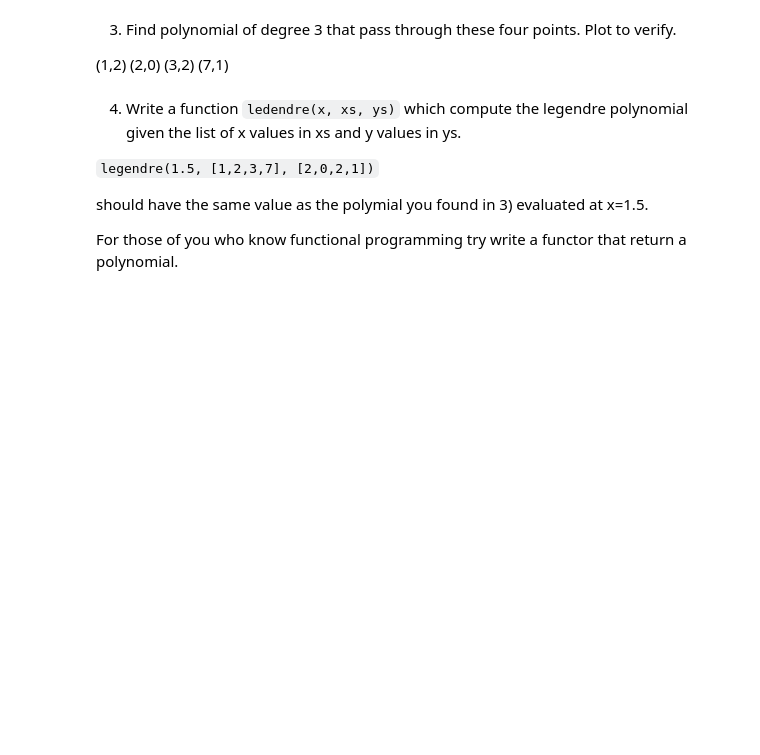
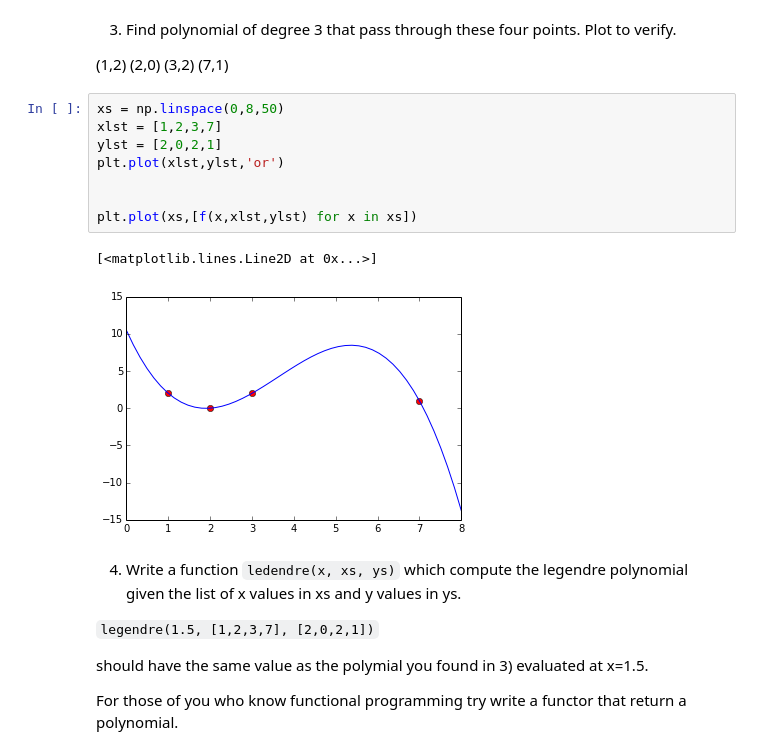
Before and after one commit to chananyu2539/Num_meth, a Jupyter notebook: Week4/04 Interpolation and Integration.ipynb, the cells around one changed output. Drawn from its saved outputs; the diff is of its cells as text; blank space fills up the shorter version.

```diff
--- a/Week4/04 Interpolation and Integration.ipynb
+++ b/Week4/04 Interpolation and Integration.ipynb
@@ -13,6 +41,17 @@ from matplotlib import pyplot as plt
 3) Find polynomial of degree 3 that pass through these four points. Plot to verify.
 
 (1,2) (2,0) (3,2) (7,1)
+# %%
+xs = np.linspace(0,8,50)
+xlst = [1,2,3,7]
+ylst = [2,0,2,1]
+plt.plot(xlst,ylst,'or')
+
+
+plt.plot(xs,[f(x,xlst,ylst) for x in xs])
+# %% [output]
+[<matplotlib.lines.Line2D at 0x...>]
+[figure, added]
 # %% [markdown]
 4) Write a function `ledendre(x, xs, ys)` which compute the legendre polynomial given the list of x values in xs and y values in ys.
 
```
Also changed, not shown: parts of 13 cells of this notebook.
